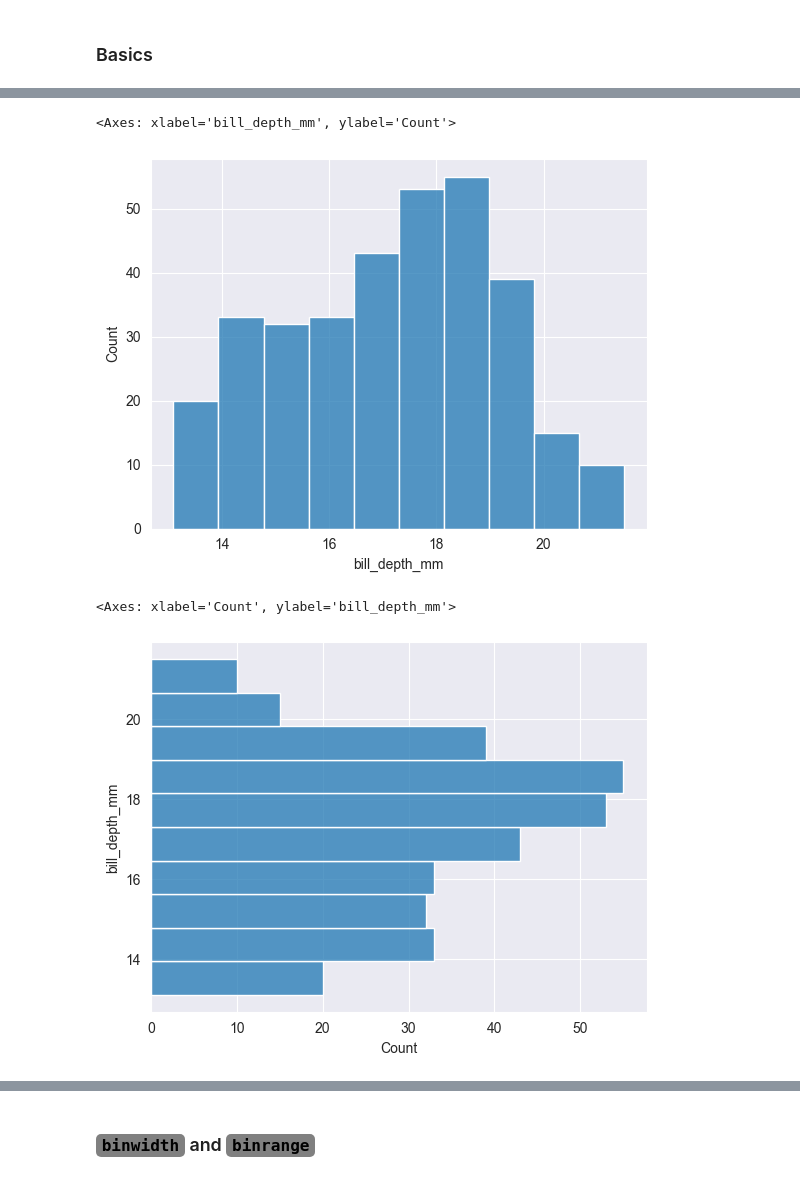
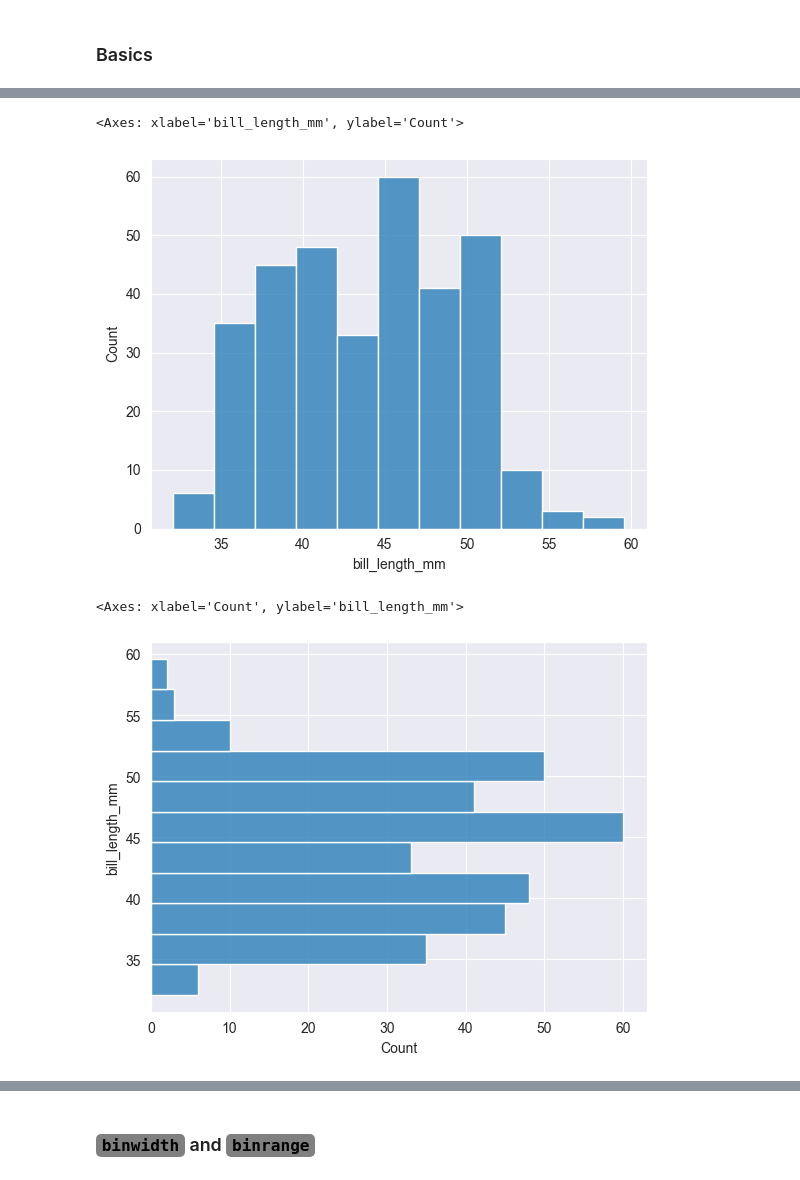
Before and after one commit to mary-vo/seaborn-code-louisville, a Jupyter notebook: seaborn_histogram.ipynb, the cells around one changed output, grey strips where cells are left out. Drawn from its saved outputs; the diff is of its cells as text; code cells hidden in the pictures.

```diff
--- a/seaborn_histogram.ipynb
+++ b/seaborn_histogram.ipynb
@@ -38,12 +38,12 @@ sns.histplot(penguins.bill_depth_mm)
 # %%
-sns.histplot(x= 'bill_depth_mm', data=penguins)
+sns.histplot(x= 'bill_length_mm', data=penguins)
 # %% [output]
-<Axes: xlabel='bill_depth_mm', ylabel='Count'>
+<Axes: xlabel='bill_length_mm', ylabel='Count'>
-[figure, old version]
+[figure, new version]
 # %%
 # To make this a horizontal chart, change 'x' to y
-sns.histplot(y= 'bill_depth_mm', data=penguins)
+sns.histplot(y= 'bill_length_mm', data=penguins)
 # %% [output]
-<Axes: xlabel='Count', ylabel='bill_depth_mm'>
+<Axes: xlabel='Count', ylabel='bill_length_mm'>
-[figure, old version]
+[figure, new version]
 # %%
```
Also changed, not shown: parts of 35 cells of this notebook.
